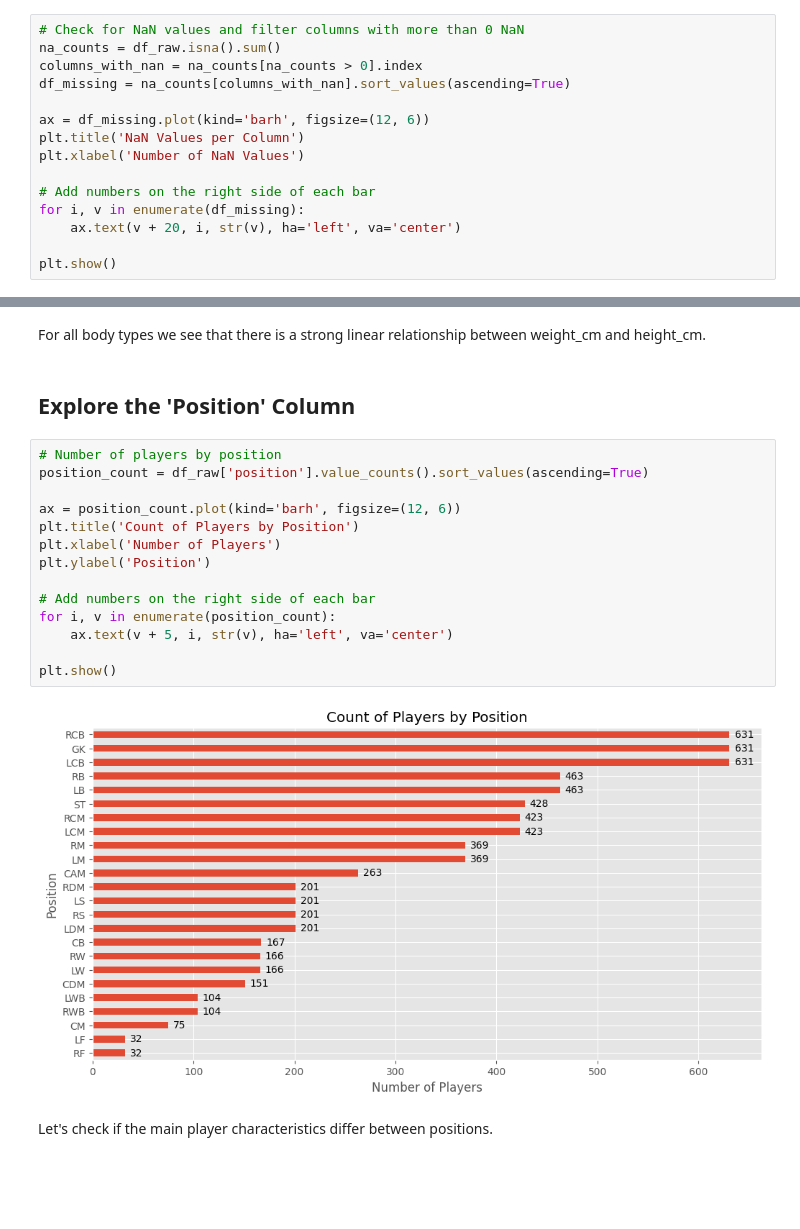
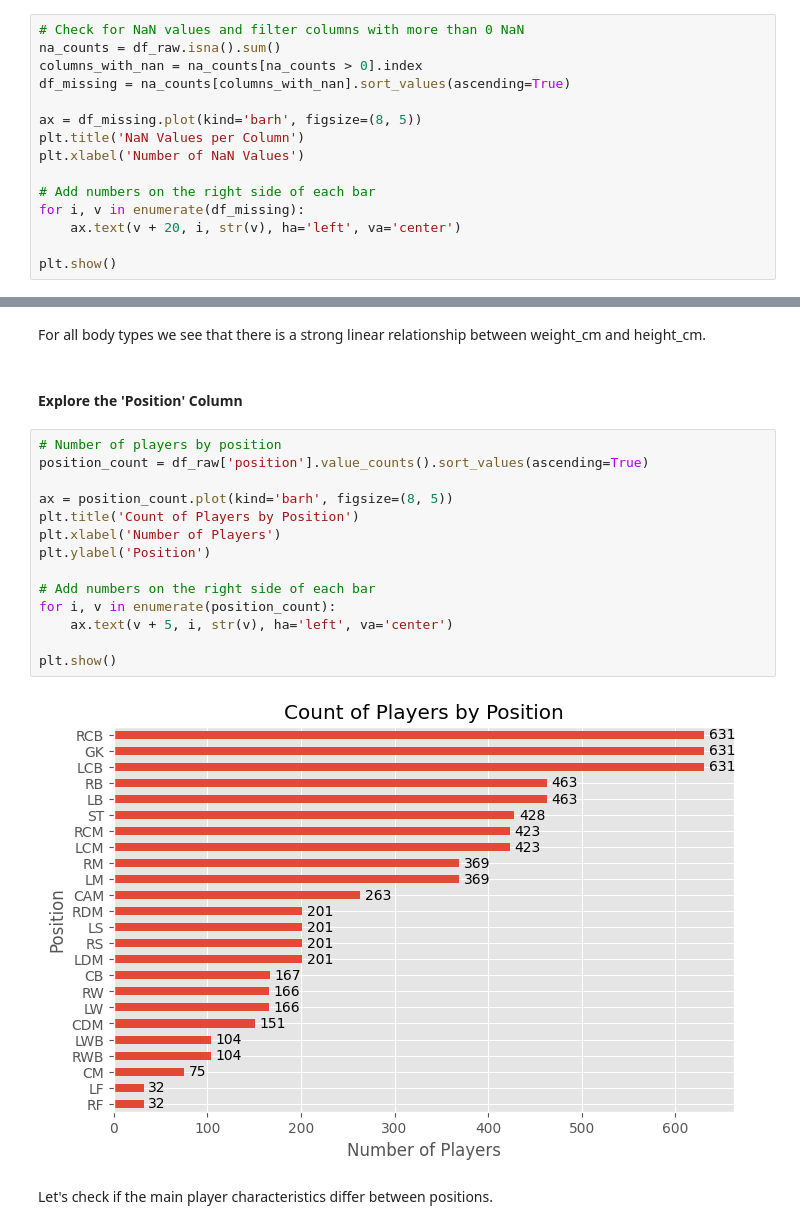
Before and after one commit to mhandt9/football-pos-prediction, a Jupyter notebook: balling.ipynb, the cells around one changed output, grey strips where cells are left out. Drawn from its saved outputs; the diff is of its cells as text; blank space fills up the shorter version.

```diff
--- a/balling.ipynb
+++ b/balling.ipynb
@@ -100,7 +102,7 @@ na_counts = df_raw.isna().sum()
 columns_with_nan = na_counts[na_counts > 0].index
 df_missing = na_counts[columns_with_nan].sort_values(ascending=True)
 
-ax = df_missing.plot(kind='barh', figsize=(12, 6))
+ax = df_missing.plot(kind='barh', figsize=(8, 5))
 plt.title('NaN Values per Column')
 plt.xlabel('Number of NaN Values')
 
@@ -345,23 +347,23 @@ plt.show()
 # %% [markdown]
 For all body types we see that there is a strong linear relationship between weight_cm and height_cm.
 # %% [markdown]
-## Explore the 'Position' Column
+#### Explore the 'Position' Column
 # %%
 # Number of players by position
 position_count = df_raw['position'].value_counts().sort_values(ascending=True)
 
-ax = position_count.plot(kind='barh', figsize=(12, 6))
+ax = position_count.plot(kind='barh', figsize=(8, 5))
 plt.title('Count of Players by Position')
 plt.xlabel('Number of Players')
 plt.ylabel('Position')
 
 # Add numbers on the right side of each bar
 for i, v in enumerate(position_count):
     ax.text(v + 5, i, str(v), ha='left', va='center')
 
 plt.show()
 # %% [output]
-[figure, old version]
+[figure, new version]
 # %% [markdown]
 Let's check if the main player characteristics differ between positions.
 # %%
```
Also changed, not shown: parts of 80 cells of this notebook.
